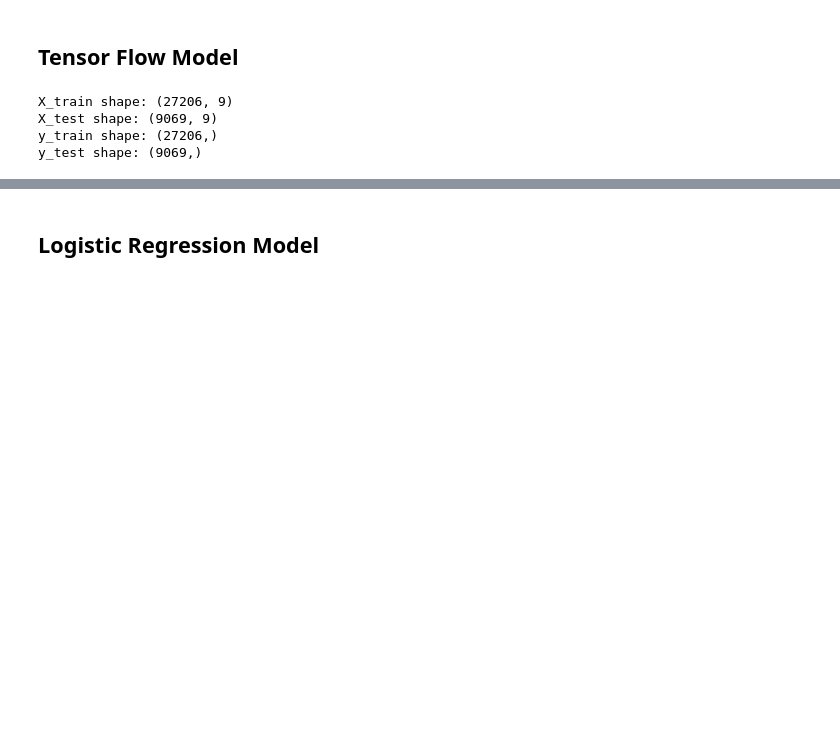
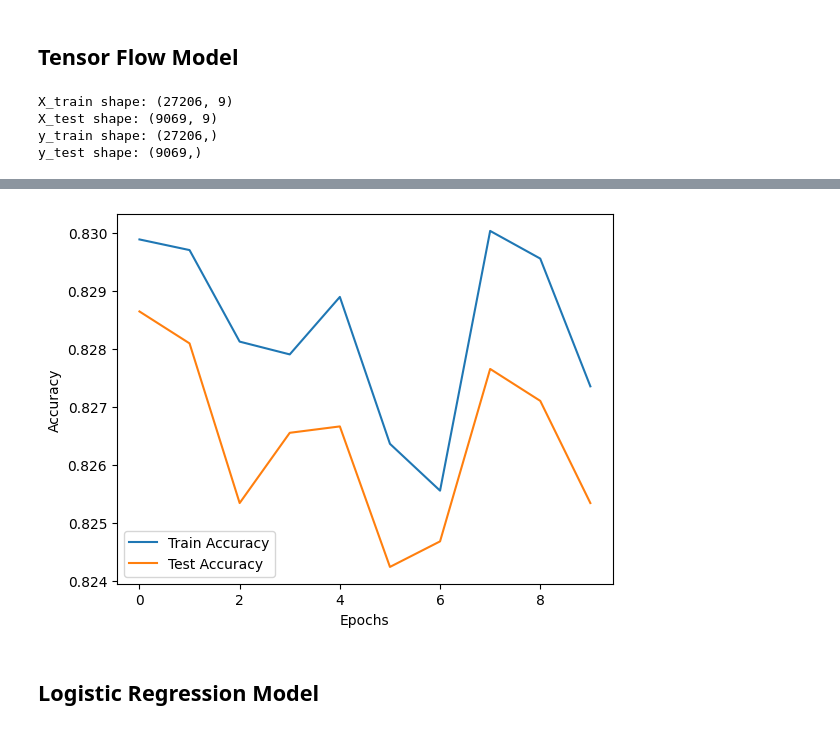
Before and after one commit to pujatiwari11/project-4, a Jupyter notebook: HotelCancellationAnalysis.ipynb, the cells around one changed output, grey strips where cells are left out. Saved outputs shown, nothing was run; the diff lists cells and outputs as text; code cells hidden in the pictures; blank space fills up the shorter version.

```diff
--- a/HotelCancellationAnalysis.ipynb
+++ b/HotelCancellationAnalysis.ipynb
@@ -303,3 +325,14 @@ Loss: 0.39286190271377563, Accuracy: 0.8222516179084778
+# %%
+#Plotting the values
+
+plt.plot(range(epochs), train_accuracies, label='Train Accuracy')
+plt.plot(range(epochs), test_accuracies, label='Test Accuracy')
+plt.xlabel('Epochs')
+plt.ylabel('Accuracy')
+plt.legend()
+plt.show()
+# %% [output]
+[figure, added]
 # %% [markdown]
 ## Logistic Regression Model
 # %%
```
Also changed, not shown: parts of 6 cells of this notebook.
